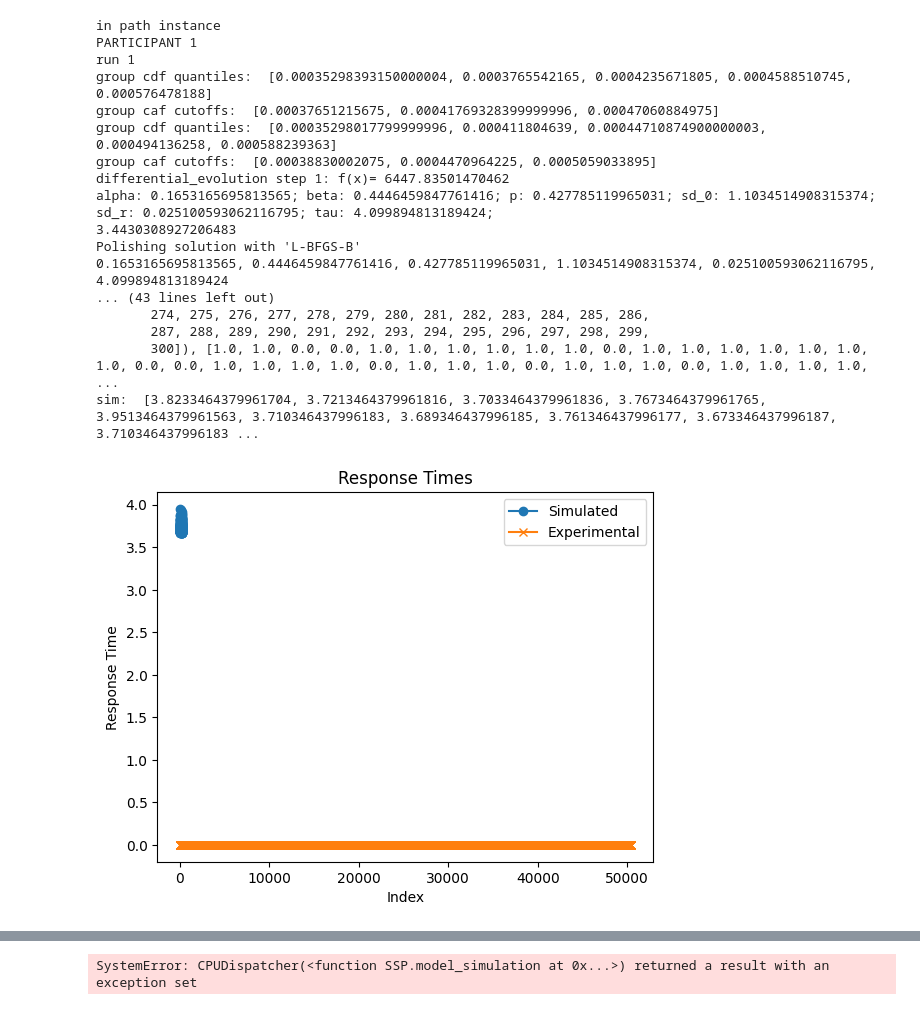
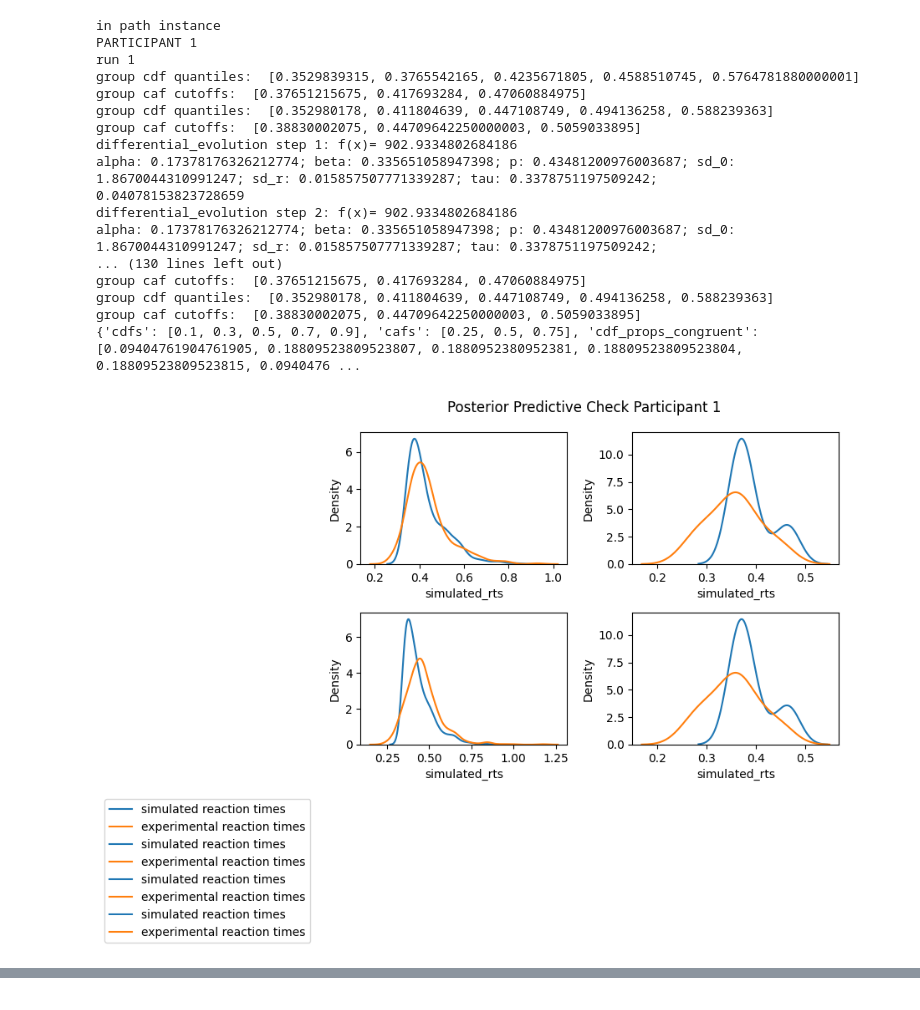
Before and after one commit to joyfan00/FlexDDM, a Jupyter notebook: run_simulations.ipynb, the cells around one changed output, grey strips where cells are left out. Cells and saved outputs as stored; diff of their text form; code cells hidden in the pictures.

```diff
--- a/run_simulations.ipynb
+++ b/run_simulations.ipynb
@@ -9,22 +14,22 @@ import numba as nb
 # %%
 ssp = SSP()
-main.fit([ssp], 1, 5, 'S1FlankerData.csv')
+main.fit([ssp], 1, 1, 'S1FlankerData.csv')
 # %% [output]
 in path instance
 PARTICIPANT 1
 run 1
-group cdf quantiles:  [0.00035298393150000004, 0.0003765542165, 0.0004235671805, 0.0004588510745, 0.000576478188]
-group caf cutoffs:  [0.00037651215675, 0.00041769328399999996, 0.00047060884975]
-group cdf quantiles:  [0.00035298017799999996, 0.000411804639, 0.00044710874900000003, 0.000494136258, 0.000588239363]
-group caf cutoffs:  [0.00038830002075, 0.0004470964225, 0.0005059033895]
-differential_evolution step 1: f(x)= 6447.83501470462
-alpha: 0.1653165695813565; beta: 0.4446459847761416; p: 0.427785119965031; sd_0: 1.1034514908315374; sd_r: 0.025100593062116795; tau: 4.099894813189424;
-3.4430308927206483
-Polishing solution with 'L-BFGS-B'
-0.1653165695813565, 0.4446459847761416, 0.427785119965031, 1.1034514908315374, 0.025100593062116795, 4.099894813189424
-... (43 lines left out)
-       274, 275, 276, 277, 278, 279, 280, 281, 282, 283, 284, 285, 286,
-       287, 288, 289, 290, 291, 292, 293, 294, 295, 296, 297, 298, 299,
-       300]), [1.0, 1.0, 0.0, 0.0, 1.0, 1.0, 1.0, 1.0, 1.0, 1.0, 0.0, 1.0, 1.0, 1.0, 1.0, 1.0, 1.0, 1.0, 0.0, 0.0, 1.0, 1.0, 1.0, 1.0, 0.0, 1.0, 1.0, 1.0, 0.0, 1.0, 1.0, 1.0, 0.0, 1.0, 1.0, 1.0, 1.0,  ...
-sim:  [3.8233464379961704, 3.7213464379961816, 3.7033464379961836, 3.7673464379961765, 3.9513464379961563, 3.710346437996183, 3.689346437996185, 3.761346437996177, 3.673346437996187, 3.710346437996183 ...
+group cdf quantiles:  [0.3529839315, 0.3765542165, 0.4235671805, 0.4588510745, 0.5764781880000001]
+group caf cutoffs:  [0.37651215675, 0.417693284, 0.47060884975]
+group cdf quantiles:  [0.352980178, 0.411804639, 0.447108749, 0.494136258, 0.588239363]
+group caf cutoffs:  [0.38830002075, 0.44709642250000003, 0.5059033895]
+differential_evolution step 1: f(x)= 902.9334802684186
+alpha: 0.17378176326212774; beta: 0.335651058947398; p: 0.43481200976003687; sd_0: 1.8670044310991247; sd_r: 0.015857507771339287; tau: 0.3378751197509242;
+0.04078153823728659
+differential_evolution step 2: f(x)= 902.9334802684186
+alpha: 0.17378176326212774; beta: 0.335651058947398; p: 0.43481200976003687; sd_0: 1.8670044310991247; sd_r: 0.015857507771339287; tau: 0.3378751197509242;
+... (130 lines left out)
+group caf cutoffs:  [0.37651215675, 0.417693284, 0.47060884975]
+group cdf quantiles:  [0.352980178, 0.411804639, 0.447108749, 0.494136258, 0.588239363]
+group caf cutoffs:  [0.38830002075, 0.44709642250000003, 0.5059033895]
+{'cdfs': [0.1, 0.3, 0.5, 0.7, 0.9], 'cafs': [0.25, 0.5, 0.75], 'cdf_props_congruent': [0.09404761904761905, 0.18809523809523807, 0.1880952380952381, 0.18809523809523804, 0.18809523809523815, 0.0940476 ...
-[figure, old version]
+[figure, new version]
@@ -48,4 +36,3 @@ group caf cutoffs:  [0.00036474884975, 0.00038829757, 0.00043533355275000006]
-SystemError: CPUDispatcher(<function SSP.model_simulation at 0x...>) returned a result with an exception set
 # %%
 #DSTP
 dstp = DSTP()
```
Also changed, not shown: parts of 5 cells of this notebook, 7 other files.
